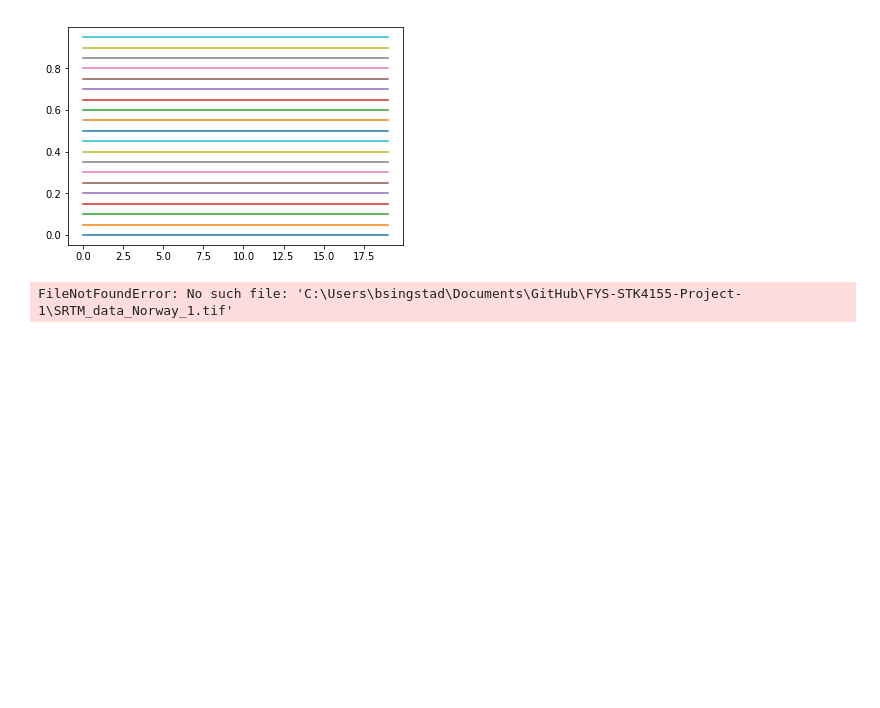
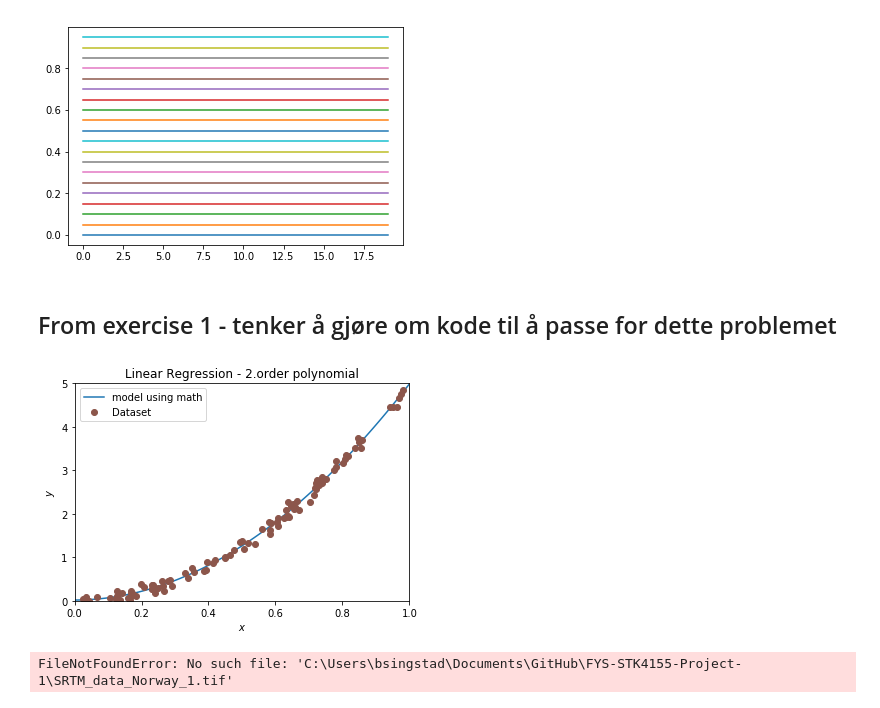
Before and after one commit to Skoppling90/FYS-STK4155-Project-1, a Jupyter notebook: Project number 1.ipynb, the cells around one changed output. Drawn from its saved outputs; the diff is of its cells as text; code cells hidden in the pictures; blank space fills up the shorter version.

Commit message:
Features from exercise1 added
The mathematical expressions from excercise1 is added to the project

```diff
--- a/Project number 1.ipynb
+++ b/Project number 1.ipynb
@@ -331,6 +331,57 @@ plt.plot(x)
  <matplotlib.lines.Line2D at 0x...>,
  <matplotlib.lines.Line2D at 0x...>]
 [figure]
+# %% [markdown]
+## From exercise 1 - tenker å gjøre om kode til å passe for dette problemet
+# %%
+import numpy as np #Importerer Numpy biblioteket
+from random import random, seed
+import matplotlib.pyplot as plt #importerer matplotlib og kaller det plt
+
+
+x=np.random.rand(100,1) #random values in given shape - 100verdier mellom 0 og 1
+y=5*x*x+0.1*np.random.randn(100,1) #De tilfeldige verdiene er her ganget
+                            #med en funksjon. Dette tilfører støy
+# %%
+# #############################################################################
+# Compute prediction
+
+
+# Here, the Vandermonde matrix as described above is constructed.
+# The first column is simply a column of 1s, the second column is the column of x
+# values from the data, and the third column is that squared.
+
+xb = np.array([np.zeros(x.shape[0])+1, x.T[0],x.T[0]**2]).T
+
+#We now compute the right hand side of the equation above.
+#First we multiply X and X transpose then we invert that
+#using np.linalg.inv(). Finally, we multiply that with X transpose,
+#followed by the data vector y.
+
+beta = np.linalg.inv(xb.T.dot(xb)).dot(xb.T).dot(y)
+
+# np.linspace(0,2,100) constructs an array of evenly-spaced values from 0 to 2
+# with 100 data points total.This is just used to generate a smooth line plot.
+# If a higher resolution plot is needed we might need to increase
+# the number of points from 100.
+
+x_r = np.linspace(0,1,100)
+y_r = beta[0] + x_r*beta[1] + x_r**2*beta[2]
+
+
+
+# #############################################################################
+# Display results
+plt.plot(x_r, y_r , "r-", color='C0',label='model using math') #r- lager en kontinuerlig "strek" av xnew og ypredict
+plt.plot(x, y,'ro', color='C5',label='Dataset')
+plt.axis([0,1.0,0, 5.0]) #Setter aksene på plottet
+plt.xlabel(r'$x$') #Setter navn på x-akse
+plt.ylabel(r'$y$') #Setter navn på y-akse
+plt.title(r'Linear Regression - 2.order polynomial') #Setter navn på plottet
+plt.legend()
+plt.show()
+# %% [output]
+[figure, added]
 # %%
 import numpy as np
 from imageio import imread
```
Also changed, not shown: parts of 2 cells of this notebook.
